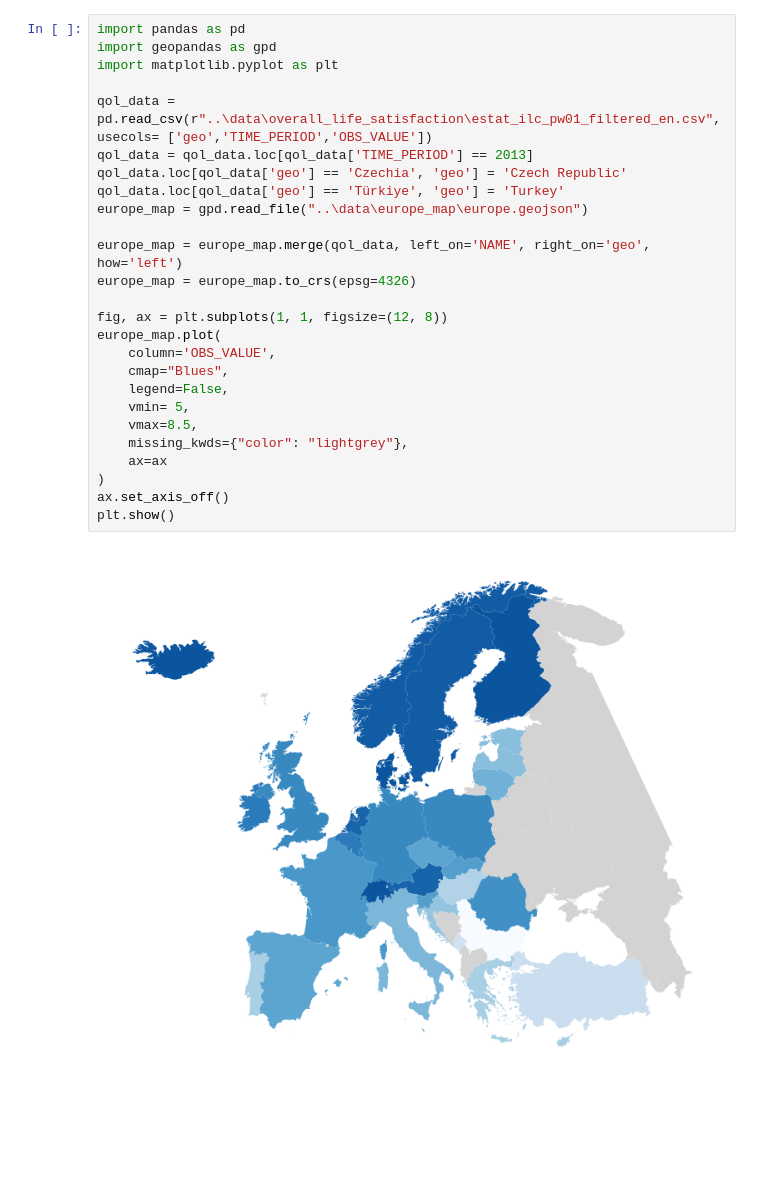
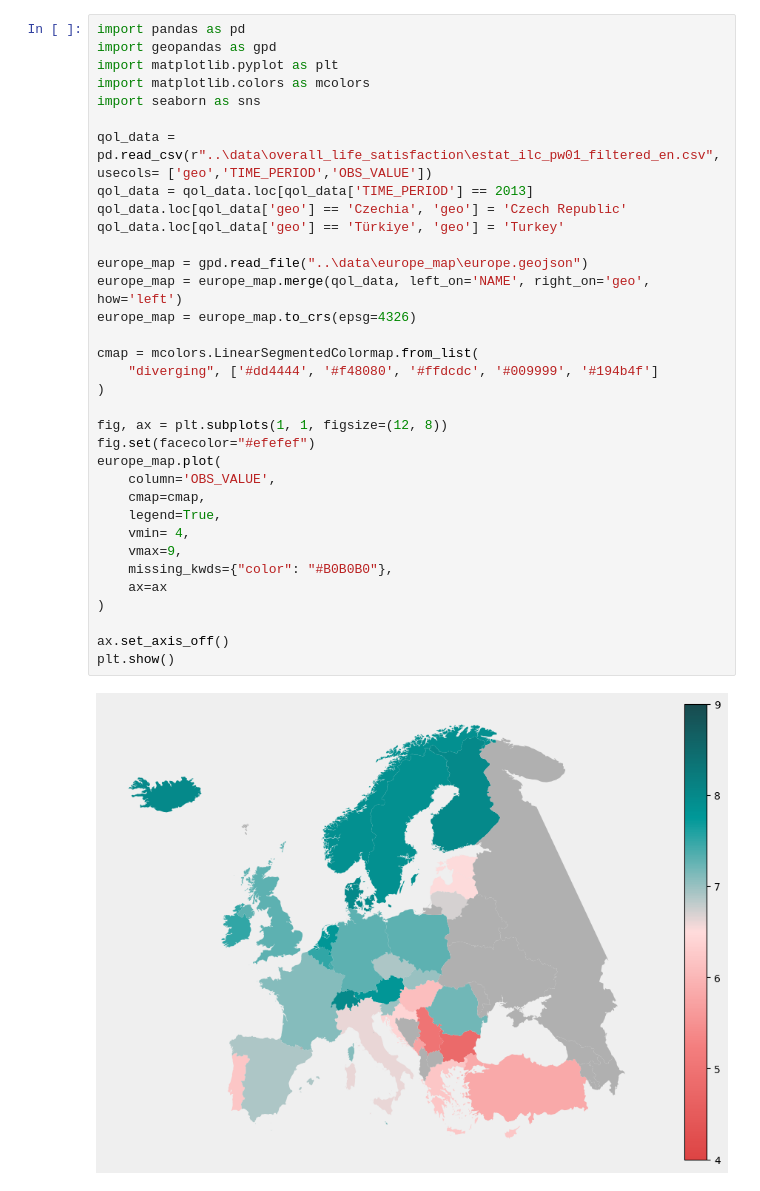
Before and after one commit to GioooTDM/Visualizzazione-Scientifica, a Jupyter notebook: graphs/europe_map.ipynb, the cells around one changed output. Saved outputs shown, nothing was run; the diff lists cells and outputs as text; blank space fills up the shorter version.

Commit message:
Update graphs and data

```diff
--- a/graphs/europe_map.ipynb
+++ b/graphs/europe_map.ipynb
@@ -1,28 +1,36 @@
 # %%
 import pandas as pd
 import geopandas as gpd
 import matplotlib.pyplot as plt
+import matplotlib.colors as mcolors
+import seaborn as sns
 
 qol_data = pd.read_csv(r"..\data\overall_life_satisfaction\estat_ilc_pw01_filtered_en.csv", usecols= ['geo','TIME_PERIOD','OBS_VALUE'])
 qol_data = qol_data.loc[qol_data['TIME_PERIOD'] == 2013]
 qol_data.loc[qol_data['geo'] == 'Czechia', 'geo'] = 'Czech Republic'
 qol_data.loc[qol_data['geo'] == 'Türkiye', 'geo'] = 'Turkey'
+
 europe_map = gpd.read_file("..\data\europe_map\europe.geojson")
-
 europe_map = europe_map.merge(qol_data, left_on='NAME', right_on='geo', how='left')
 europe_map = europe_map.to_crs(epsg=4326)
 
+cmap = mcolors.LinearSegmentedColormap.from_list(
+    "diverging", ['#dd4444', '#f48080', '#ffdcdc', '#009999', '#194b4f']
+)
+
 fig, ax = plt.subplots(1, 1, figsize=(12, 8))
+fig.set(facecolor="#efefef")
 europe_map.plot(
     column='OBS_VALUE',
-    cmap="Blues",
-    legend=False,
-    vmin= 5,
-    vmax=8.5,
-    missing_kwds={"color": "lightgrey"},
+    cmap=cmap,
+    legend=True,
+    vmin= 4,
+    vmax=9,
+    missing_kwds={"color": "#B0B0B0"},
     ax=ax
 )
+
 ax.set_axis_off()
 plt.show()
 # %% [output]
-[figure, old version]
+[figure, new version]
```
Also changed, not shown: 6 other files.
